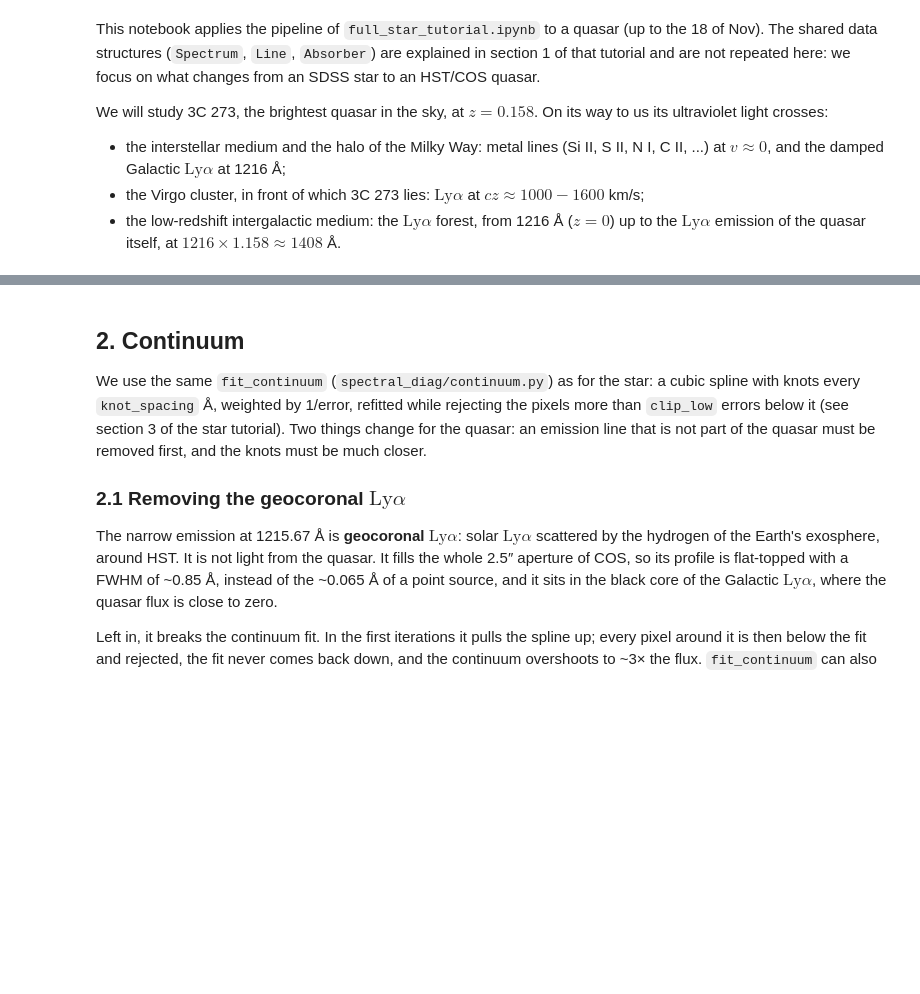
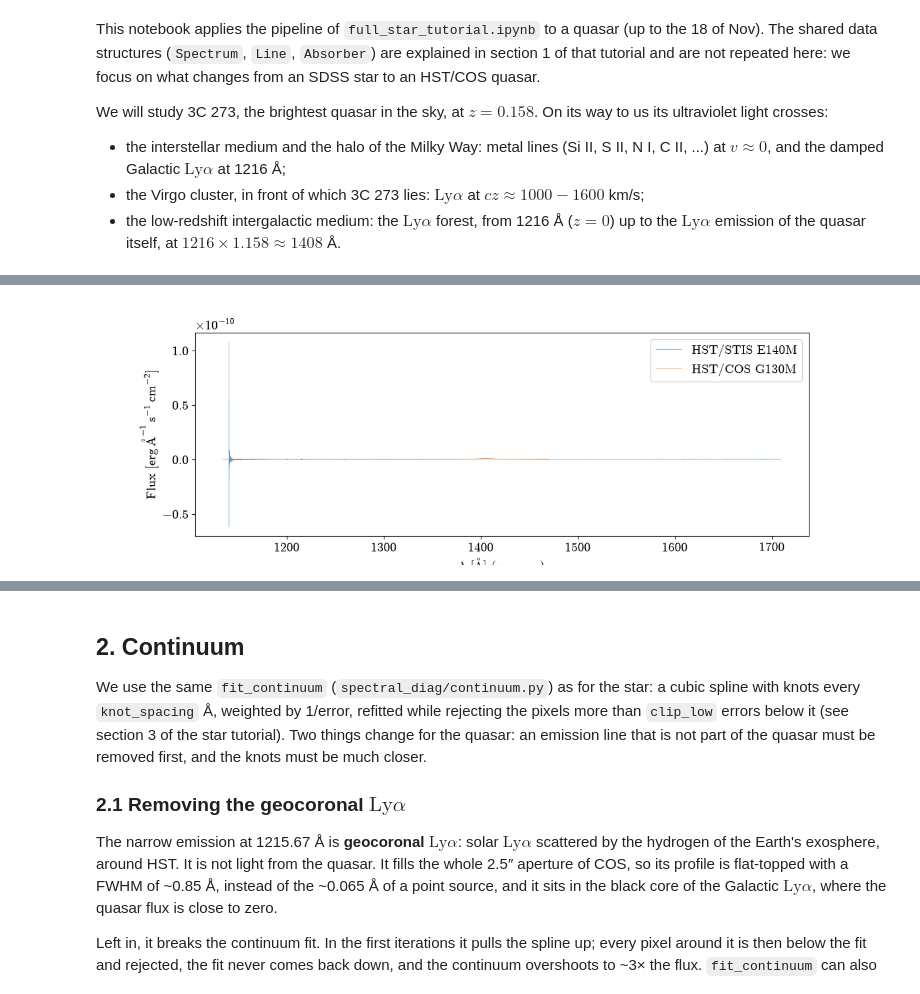
Before and after one commit to FeatAstro/RAD-2026, a Jupyter notebook: notebooks/full_quasar_tutorial.ipynb, the cells around one changed output, grey strips where cells are left out. Cells and saved outputs as stored; diff of their text form; code cells hidden in the pictures; blank space fills up the shorter version.

```diff
--- a/notebooks/full_quasar_tutorial.ipynb
+++ b/notebooks/full_quasar_tutorial.ipynb
@@ -134,0 +85,14 @@ segment gap: 1289.0-1298.5 A
+# %%
+from spectral_diag.plots import WAVELENGTH_LABEL, latex_unit
+
+fig, ax = plt.subplots(figsize=(12, 4))
+for coadd in (stis_coadd, cos_coadd):
+    ax.plot(
+        coadd.wave, coadd.flux, linewidth=0.5, alpha=0.7, label=coadd.meta["instrument"]
+    )
+ax.set_xlabel(WAVELENGTH_LABEL)
+ax.set_ylabel(f"Flux [{latex_unit(cos_coadd.meta['flux_unit'])}]")
+ax.legend()
+plt.show()
+# %% [output]
+[figure, added]
```
Also changed, not shown: parts of 23 cells of this notebook, 1 other file.
